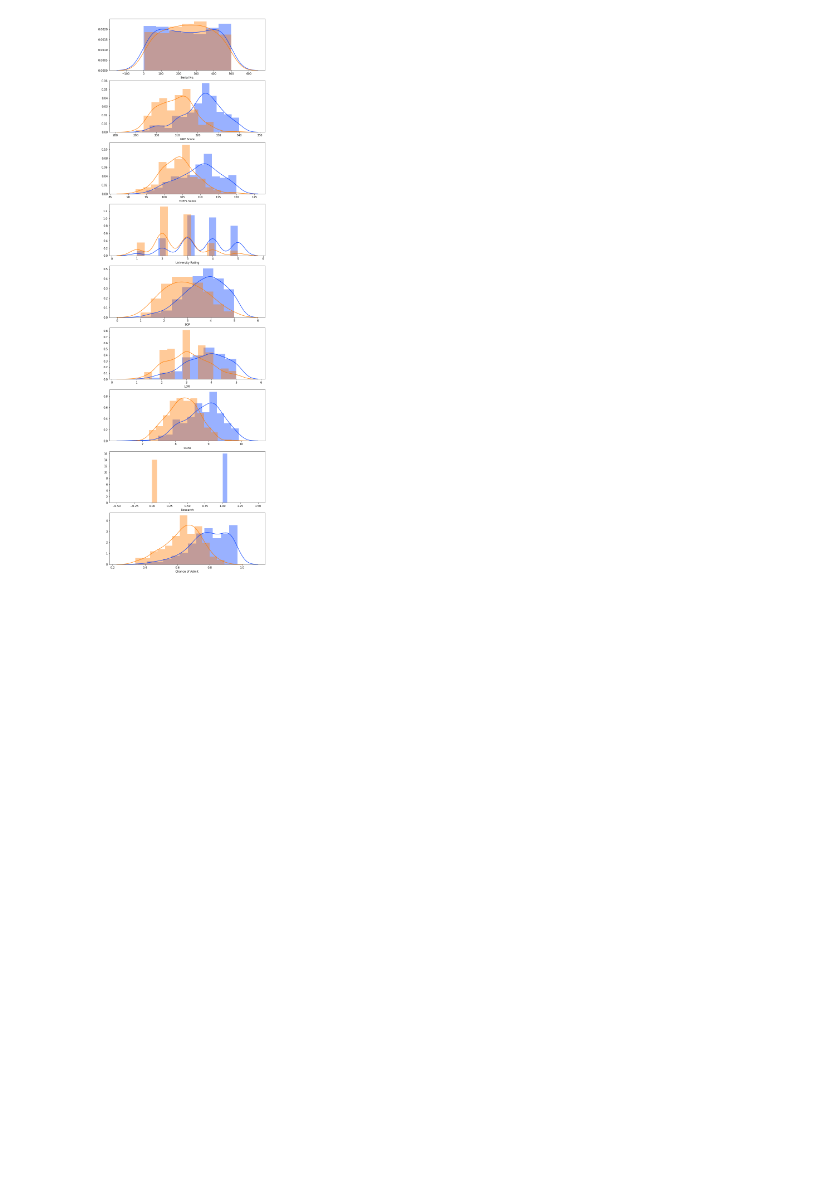
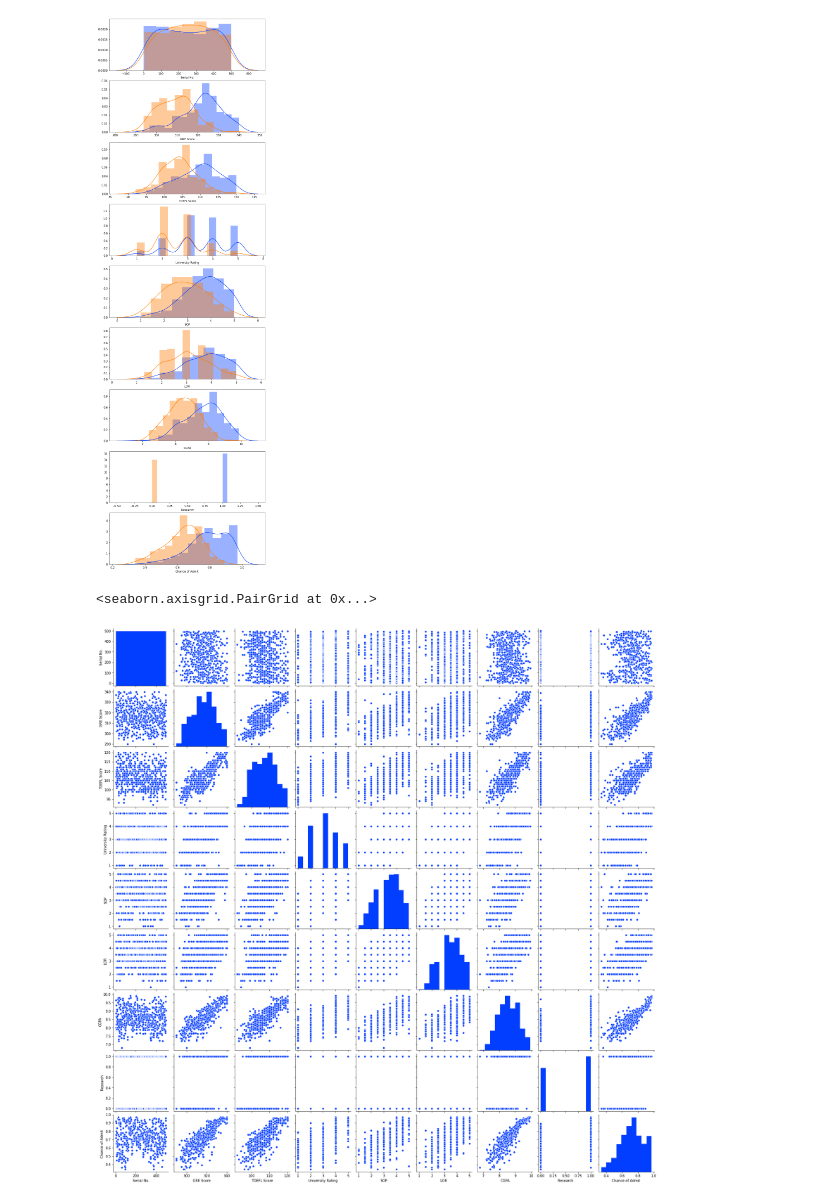
Before and after one commit to tyceaddley/WGU, a Jupyter notebook: Admissions.ipynb, the cells around one changed output. Saved outputs shown, nothing was run; the diff lists cells and outputs as text; code cells hidden in the pictures; blank space fills up the shorter version.

```diff
--- a/Admissions.ipynb
+++ b/Admissions.ipynb
@@ -37,3 +40,8 @@ for i, c in enumerate(df[features]):
 plt.show()
 # %% [output]
 [figure]
+# %%
+sns.pairplot(df)
+# %% [output]
+<seaborn.axisgrid.PairGrid at 0x...>
+[figure, added]
```
Also changed, not shown: parts of 5 cells of this notebook.
